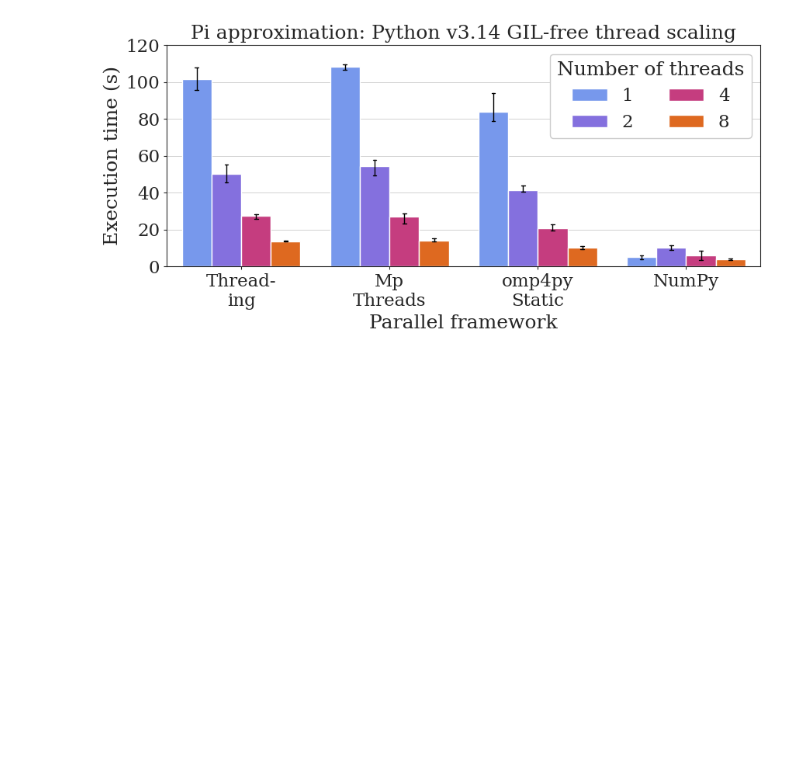
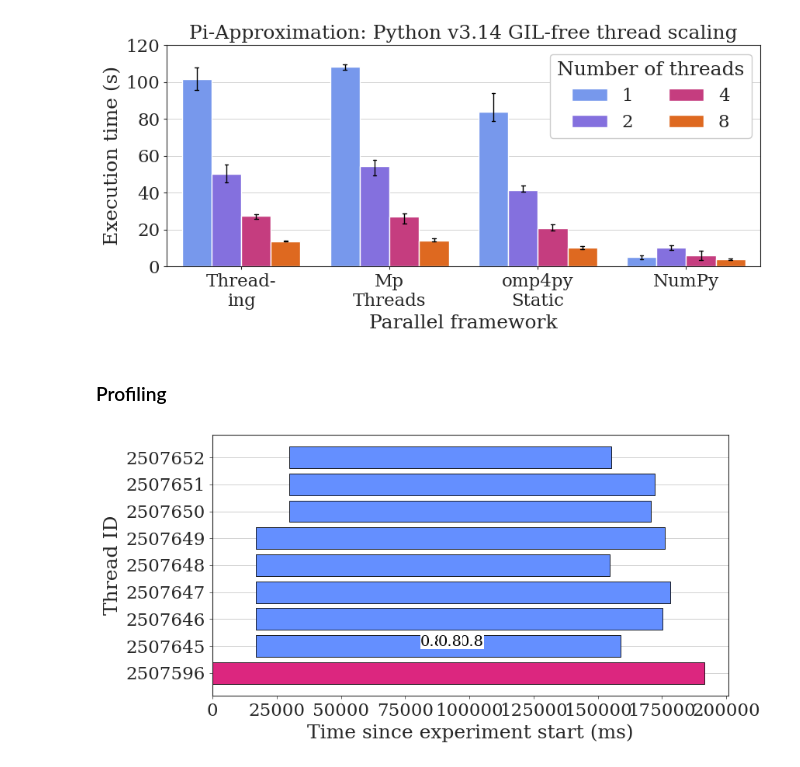
Before and after one commit to unibas-dmi-hpc/daphnescale, a Jupyter notebook: plots/plots.ipynb, the cells around one changed output. Saved outputs shown, nothing was run; the diff lists cells and outputs as text; code cells hidden in the pictures; blank space fills up the shorter version.

```diff
--- a/plots/plots.ipynb
+++ b/plots/plots.ipynb
@@ -1135,7 +1585,7 @@ plot_loop = {
             ('workers', [8]),
             ('parallelFramework', ['Sequential\nPython']),
         ],
-        'title' : 'Pi approximation: Python v3.14 GIL-free vs GIL-bound',
+        'title' : 'Pi-Approximation: Python v3.14 GIL-free vs GIL-bound',
         'loc' : 'upper right',
         'ncol' : 1,  # num columns in legend: 'auto'=from hue order, 'norm'=from hue order -1 as speedup or normalize, integer number
         'annotate' : False,
@@ -1160,7 +1610,7 @@ plot_loop = {
             ('parallelFramework', ['Thread-\ning', 'Mp\nThreads', 'NumPy', 'omp4py\nStatic']),
         ],
         'filter_cols_conditional' : None, # set to None if not needed, or delete, same effect
-        'title' : 'Pi approximation: Python v3.14 GIL-free thread scaling',
+        'title' : 'Pi-Approximation: Python v3.14 GIL-free thread scaling',
         'loc' : 'upper right',
         'ncol' : 2,  # num columns in legend: 'auto'=from hue order, 'norm'=from hue order -1 as speedup or normalize, integer number
         'annotate' : False,
@@ -1300,3 +1750,5 @@ for k,v in plot_loop.items():
 # %% [output]
 [figure]
 [figure]
+# %% [markdown]
+### Profiling
@@ -1302,0 +1867,4 @@ for k,v in plot_loop.items():
+# %%
+plot_worker_sum_timeline("../python-pre-experiments/results-py/profiling/viztracer/mp-threads_py314t_p1_t8_profile.json")
+# %% [output]
+[figure, added]
```
Also changed, not shown: parts of 19 cells of this notebook, 7 other files.
